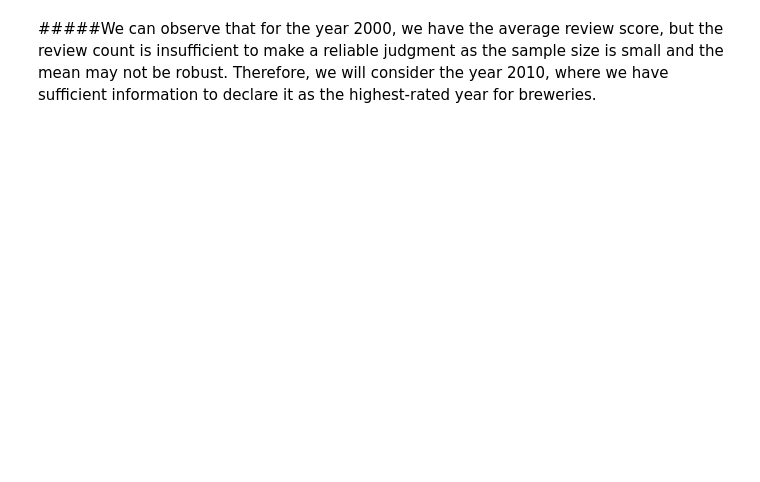
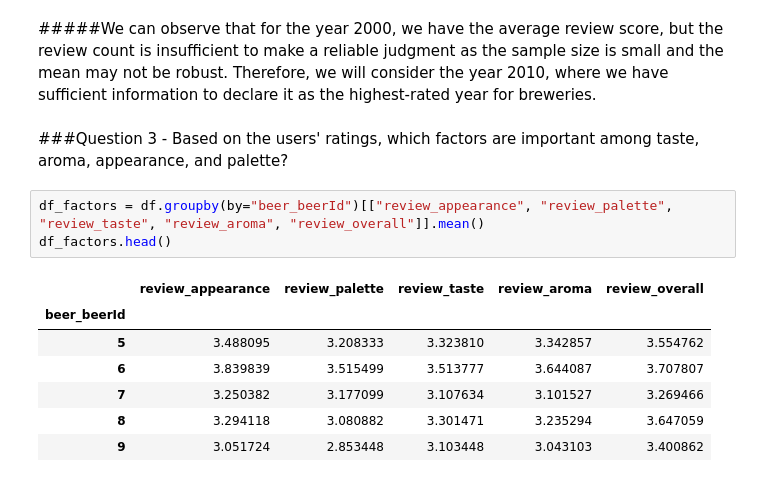
Before and after one commit to mdabushad/Beer-Data-Analysis, a Jupyter notebook: Beer_Data_Analysis.ipynb, the cells around one changed output. Drawn from its saved outputs; the diff is of its cells as text; blank space fills up the shorter version.

Commit message:
question 3 answer

```diff
--- a/Beer_Data_Analysis.ipynb
+++ b/Beer_Data_Analysis.ipynb
@@ -214,2 +214,15 @@ plt.show()
 # %% [markdown]
 #####We can observe that for the year 2000, we have the average review score, but the review count is insufficient to make a reliable judgment as the sample size is small and the mean may not be robust. Therefore, we will consider the year 2010, where we have sufficient information to declare it as the highest-rated year for breweries.
+# %% [markdown]
+###Question 3 - Based on the users' ratings, which factors are important among taste, aroma, appearance, and palette?
+# %%
+df_factors = df.groupby(by="beer_beerId")[["review_appearance", "review_palette", "review_taste", "review_aroma", "review_overall"]].mean()
+df_factors.head()
+# %% [output]
+|  | review_appearance | review_palette | review_taste | review_aroma | review_overall |
+| beer_beerId |  |  |  |  |  |
+| 5 | 3.488095 | 3.208333 | 3.323810 | 3.342857 | 3.554762 |
+| 6 | 3.839839 | 3.515499 | 3.513777 | 3.644087 | 3.707807 |
+| 7 | 3.250382 | 3.177099 | 3.107634 | 3.101527 | 3.269466 |
+| 8 | 3.294118 | 3.080882 | 3.301471 | 3.235294 | 3.647059 |
+| 9 | 3.051724 | 2.853448 | 3.103448 | 3.043103 | 3.400862 |
```
Also changed, not shown: parts of 4 cells of this notebook.
